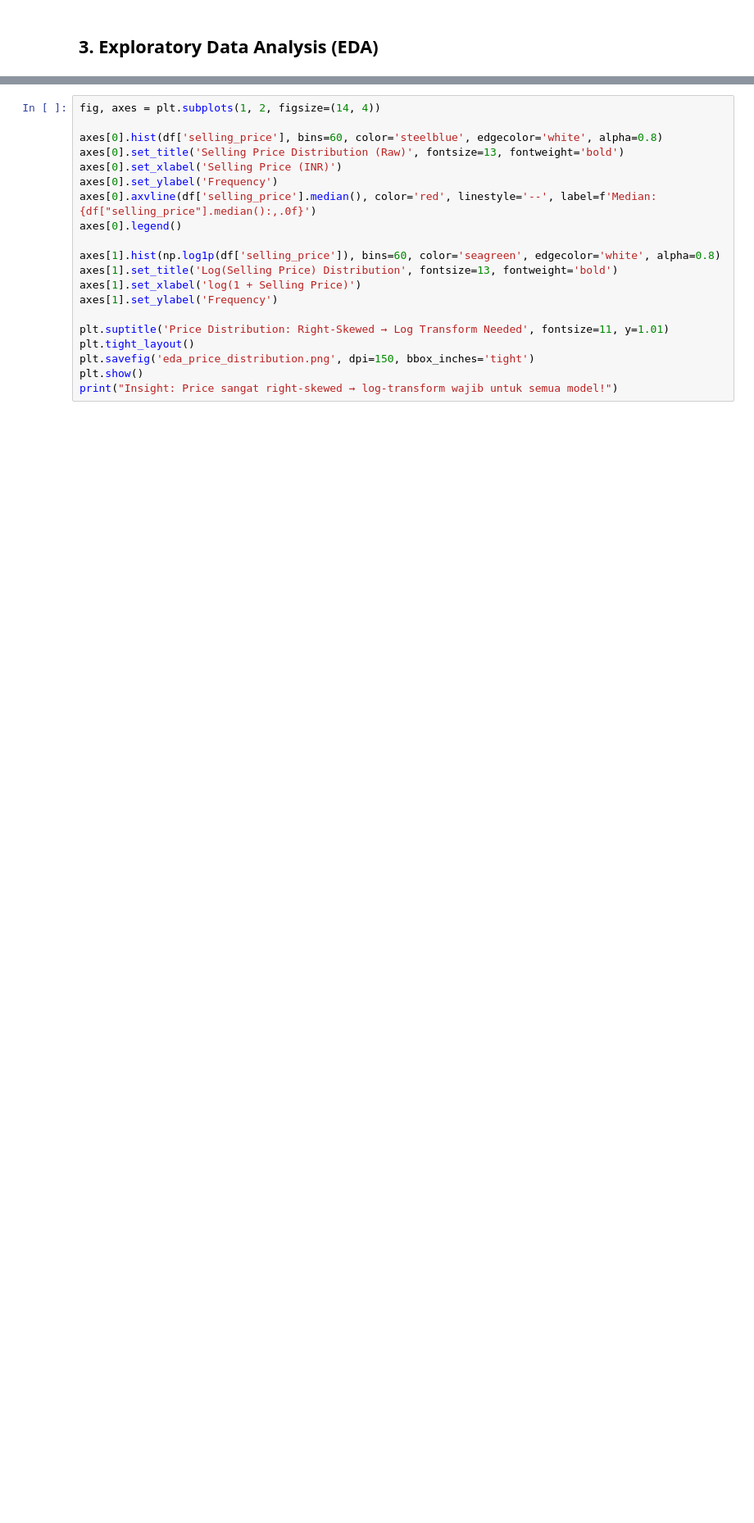
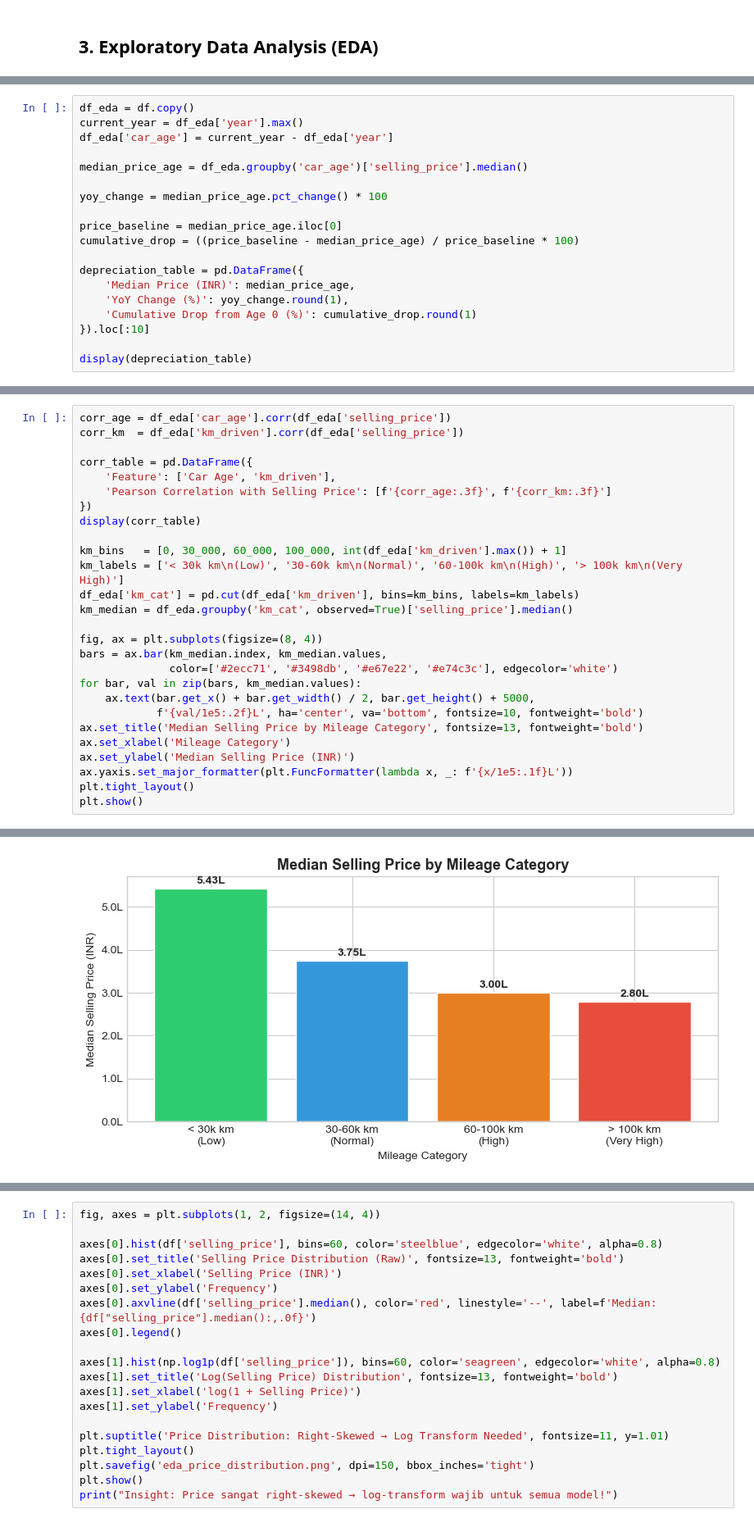
Before and after one commit to Pemula6798/web_app_pricemycar, a Jupyter notebook: evaluasi/evaluasi.ipynb, the cells around one changed output, grey strips where cells are left out. Shown at 82% size. Saved outputs shown, nothing was run; the diff lists cells and outputs as text; blank space fills up the shorter version.

```diff
--- a/evaluasi/evaluasi.ipynb
+++ b/evaluasi/evaluasi.ipynb
@@ -100,0 +107,19 @@ Kurtosis: 37.09
+# %%
+df_eda = df.copy()
+current_year = df_eda['year'].max()
+df_eda['car_age'] = current_year - df_eda['year']
+
+median_price_age = df_eda.groupby('car_age')['selling_price'].median()
+
+yoy_change = median_price_age.pct_change() * 100
+
+price_baseline = median_price_age.iloc[0]
+cumulative_drop = ((price_baseline - median_price_age) / price_baseline * 100)
+
+depreciation_table = pd.DataFrame({
+    'Median Price (INR)': median_price_age,
+    'YoY Change (%)': yoy_change.round(1),
+    'Cumulative Drop from Age 0 (%)': cumulative_drop.round(1)
+}).loc[:10]
+
+display(depreciation_table)
@@ -100,0 +142,28 @@ Kurtosis: 37.09
+# %%
+corr_age = df_eda['car_age'].corr(df_eda['selling_price'])
+corr_km  = df_eda['km_driven'].corr(df_eda['selling_price'])
+
+corr_table = pd.DataFrame({
+    'Feature': ['Car Age', 'km_driven'],
+    'Pearson Correlation with Selling Price': [f'{corr_age:.3f}', f'{corr_km:.3f}']
+})
+display(corr_table)
+
+km_bins   = [0, 30_000, 60_000, 100_000, int(df_eda['km_driven'].max()) + 1]
+km_labels = ['< 30k km\n(Low)', '30-60k km\n(Normal)', '60-100k km\n(High)', '> 100k km\n(Very High)']
+df_eda['km_cat'] = pd.cut(df_eda['km_driven'], bins=km_bins, labels=km_labels)
+km_median = df_eda.groupby('km_cat', observed=True)['selling_price'].median()
+
+fig, ax = plt.subplots(figsize=(8, 4))
+bars = ax.bar(km_median.index, km_median.values,
+              color=['#2ecc71', '#3498db', '#e67e22', '#e74c3c'], edgecolor='white')
+for bar, val in zip(bars, km_median.values):
+    ax.text(bar.get_x() + bar.get_width() / 2, bar.get_height() + 5000,
+            f'{val/1e5:.2f}L', ha='center', va='bottom', fontsize=10, fontweight='bold')
+ax.set_title('Median Selling Price by Mileage Category', fontsize=13, fontweight='bold')
+ax.set_xlabel('Mileage Category')
+ax.set_ylabel('Median Selling Price (INR)')
+ax.yaxis.set_major_formatter(plt.FuncFormatter(lambda x, _: f'{x/1e5:.1f}L'))
+plt.tight_layout()
+plt.show()
+# %% [output]
@@ -100,0 +173 @@ Kurtosis: 37.09
+[figure, added]
```
Also changed, not shown: parts of 28 cells of this notebook.
